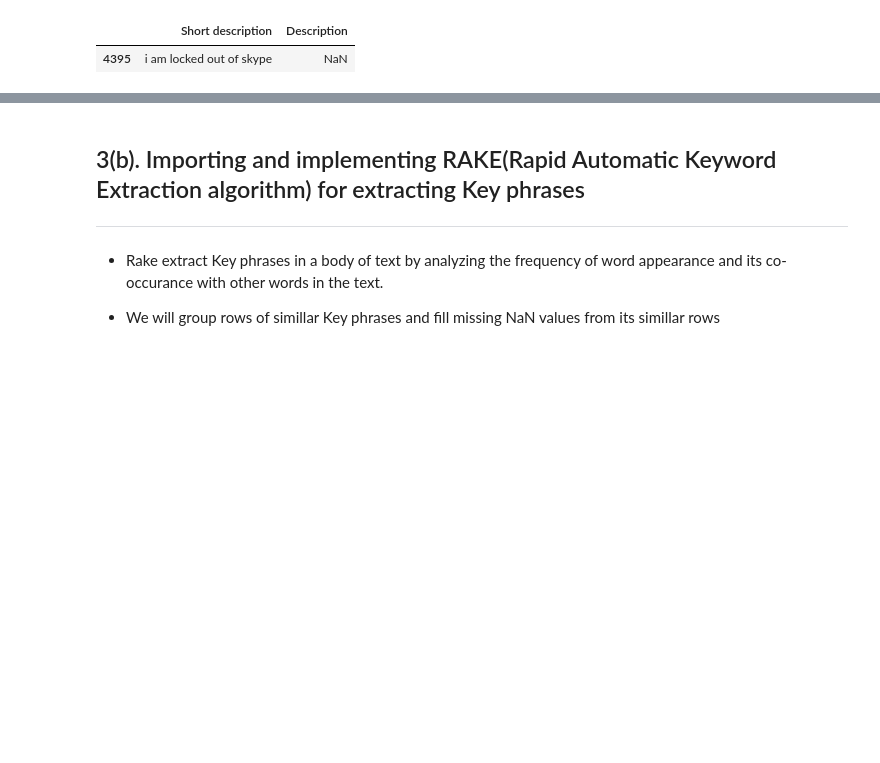
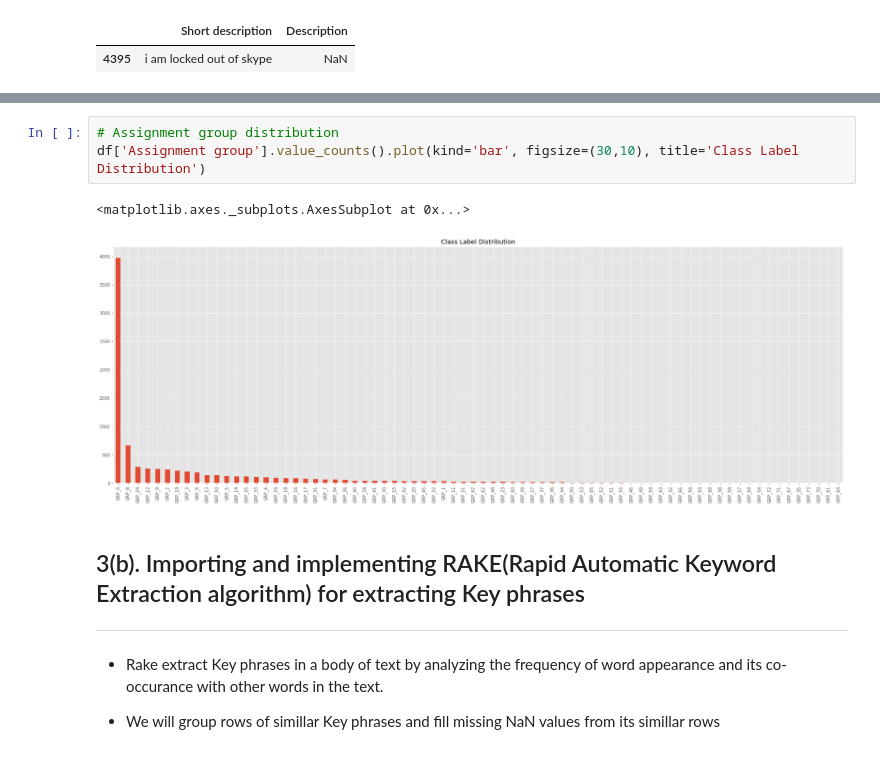
Before and after one commit to jayapavandeshpande/nlp_project, a Jupyter notebook: NLP_Automatic_Ticket_Assignment.ipynb, the cells around one changed output, grey strips where cells are left out. Cells and saved outputs as stored; diff of their text form; blank space fills up the shorter version.

```diff
--- a/NLP_Automatic_Ticket_Assignment.ipynb
+++ b/NLP_Automatic_Ticket_Assignment.ipynb
@@ -136,3 +138,9 @@ df[df['Description'].isnull()][['Short description', 'Description']]
+# %%
+# Assignment group distribution
+df['Assignment group'].value_counts().plot(kind='bar', figsize=(30,10), title='Class Label Distribution')
+# %% [output]
+<matplotlib.axes._subplots.AxesSubplot at 0x...>
+[figure, added]
 # %% [markdown]
 ## 3(b). Importing and implementing RAKE(Rapid Automatic Keyword Extraction algorithm) for extracting Key phrases
 ---------------
```
Also changed, not shown: parts of 19 cells of this notebook.
